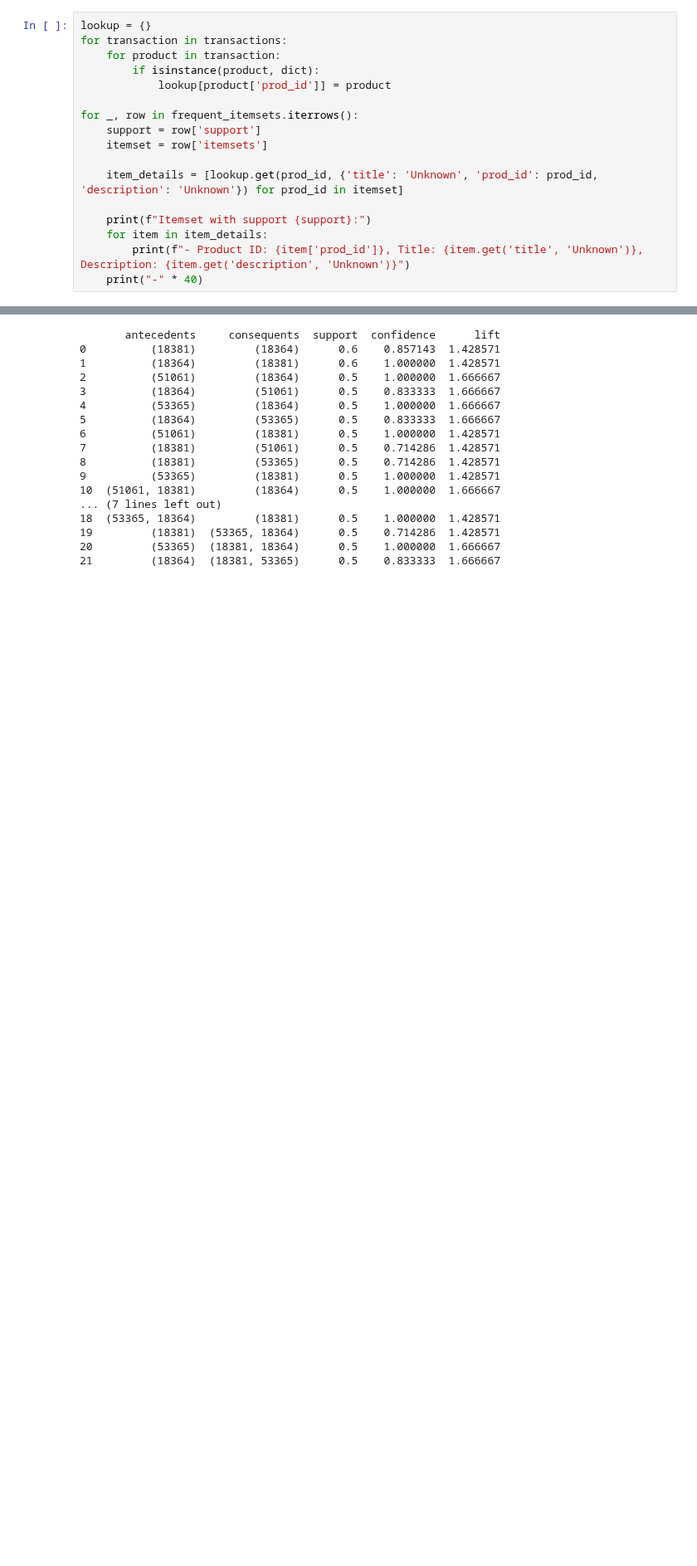
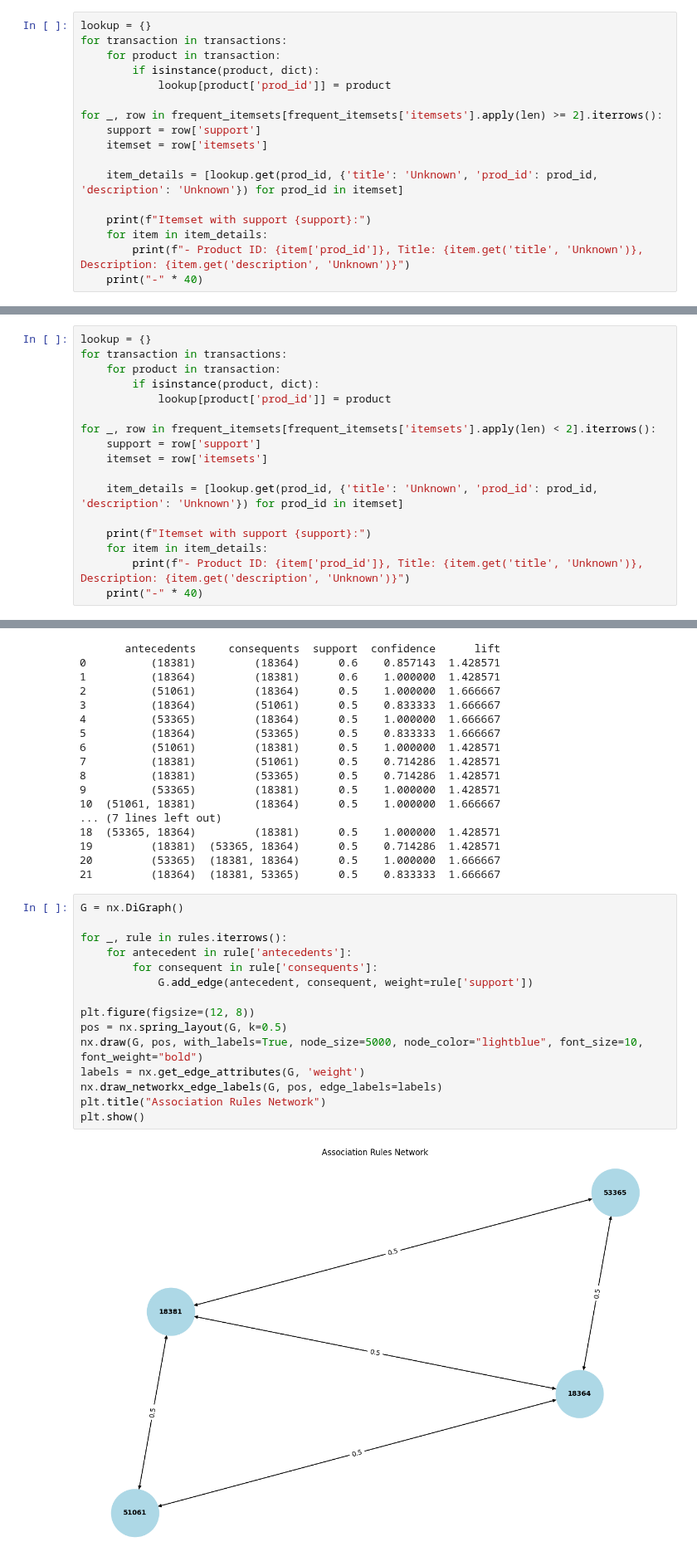
Before and after one commit to AfonsoCunha22/ComputationalToolsProject, a Jupyter notebook: similar_products.ipynb, the cells around one changed output, grey strips where cells are left out. Shown at 83% size. Drawn from its saved outputs; the diff is of its cells as text; blank space fills up the shorter version.

```diff
--- a/similar_products.ipynb
+++ b/similar_products.ipynb
@@ -370,7 +378,7 @@ for transaction in transactions:
         if isinstance(product, dict):
             lookup[product['prod_id']] = product
 
-for _, row in frequent_itemsets.iterrows():
+for _, row in frequent_itemsets[frequent_itemsets['itemsets'].apply(len) >= 2].iterrows():
     support = row['support']
     itemset = row['itemsets']
 
@@ -398,3 +406,20 @@ Itemset with support 0.5:
 - Product ID: 53365, Title: skrabeæg m/l, Description: Skrabeæg M/L
 - Product ID: 18364, Title: agurk, Description: Agurk
 ----------------------------------------
+# %%
+lookup = {}
+for transaction in transactions:
+    for product in transaction:
+        if isinstance(product, dict):
+            lookup[product['prod_id']] = product
+
+for _, row in frequent_itemsets[frequent_itemsets['itemsets'].apply(len) < 2].iterrows():
+    support = row['support']
+    itemset = row['itemsets']
+
+    item_details = [lookup.get(prod_id, {'title': 'Unknown', 'prod_id': prod_id, 'description': 'Unknown'}) for prod_id in itemset]
+
+    print(f"Itemset with support {support}:")
+    for item in item_details:
+        print(f"- Product ID: {item['prod_id']}, Title: {item.get('title', 'Unknown')}, Description: {item.get('description', 'Unknown')}")
+    print("-" * 40)
@@ -418,3 +462,20 @@ print(rules[['antecedents', 'consequents', 'support', 'confidence', 'lift']])
 19         (18381)  (53365, 18364)      0.5    0.714286  1.428571
 20         (53365)  (18381, 18364)      0.5    1.000000  1.666667
 21         (18364)  (18381, 53365)      0.5    0.833333  1.666667
+# %%
+G = nx.DiGraph()
+
+for _, rule in rules.iterrows():
+    for antecedent in rule['antecedents']:
+        for consequent in rule['consequents']:
+            G.add_edge(antecedent, consequent, weight=rule['support'])
+
+plt.figure(figsize=(12, 8))
+pos = nx.spring_layout(G, k=0.5)
+nx.draw(G, pos, with_labels=True, node_size=5000, node_color="lightblue", font_size=10, font_weight="bold")
+labels = nx.get_edge_attributes(G, 'weight')
+nx.draw_networkx_edge_labels(G, pos, edge_labels=labels)
+plt.title("Association Rules Network")
+plt.show()
+# %% [output]
+[figure, added]
```
Also changed, not shown: parts of 7 cells of this notebook.
